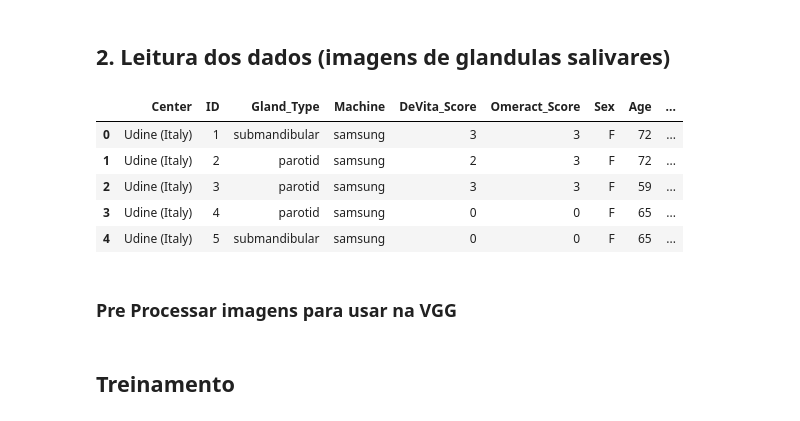
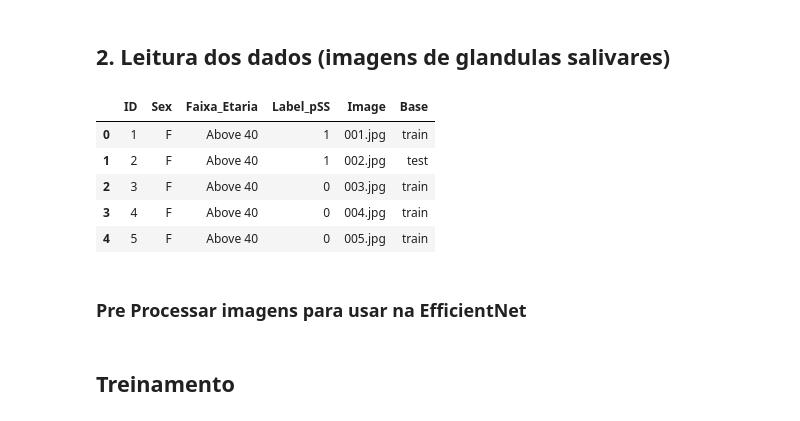
Before and after one commit to BrunaFerreira/Mestrado_UNIFESP, a Jupyter notebook: 3_EfficientNet_TL.ipynb, the cells around one changed output. Cells and saved outputs as stored; diff of their text form; code cells hidden in the pictures.

Commit message:
Rede EfficientNet

```diff
--- a/3_EfficientNet_TL.ipynb
+++ b/3_EfficientNet_TL.ipynb
@@ -31,18 +33,18 @@ from torch.utils.data import DataLoader
 # %% [markdown]
 ## 2. Leitura dos dados (imagens de glandulas salivares)
 # %%
-df = pd.read_csv('/content/drive/MyDrive/0_Mestrado_unifesp/3_Pesquisa/Experimentos/Code/HarmonicSS_Split_V3.csv')
+df = pd.read_csv('/content/drive/MyDrive/0_Mestrado_unifesp/3_Pesquisa/Experimentos/Code/files_csv/HarmonicSS_Split_V5.csv')
 dir = '/content/drive/MyDrive/0_Mestrado_unifesp/3_Pesquisa/Experimentos/Code/dataset'
 df.head()
 # %% [output]
-|  | Center | ID | Gland_Type | Machine | DeVita_Score | Omeract_Score | Sex | Age | ... |
-| 0 | Udine (Italy) | 1 | submandibular | samsung | 3 | 3 | F | 72 | ... |
-| 1 | Udine (Italy) | 2 | parotid | samsung | 2 | 3 | F | 72 | ... |
-| 2 | Udine (Italy) | 3 | parotid | samsung | 3 | 3 | F | 59 | ... |
-| 3 | Udine (Italy) | 4 | parotid | samsung | 0 | 0 | F | 65 | ... |
-| 4 | Udine (Italy) | 5 | submandibular | samsung | 0 | 0 | F | 65 | ... |
+|  | ID | Sex | Faixa_Etaria | Label_pSS | Image | Base |
+| 0 | 1 | F | Above 40 | 1 | 001.jpg | train |
+| 1 | 2 | F | Above 40 | 1 | 002.jpg | test |
+| 2 | 3 | F | Above 40 | 0 | 003.jpg | train |
+| 3 | 4 | F | Above 40 | 0 | 004.jpg | train |
+| 4 | 5 | F | Above 40 | 0 | 005.jpg | train |
 # %% [markdown]
-### Pre Processar imagens para usar na VGG
+### Pre Processar imagens para usar na EfficientNet
 # %%
 transform = transforms.Compose([
     transforms.Resize((224, 224)),
```
Also changed, not shown: parts of 11 cells of this notebook.
